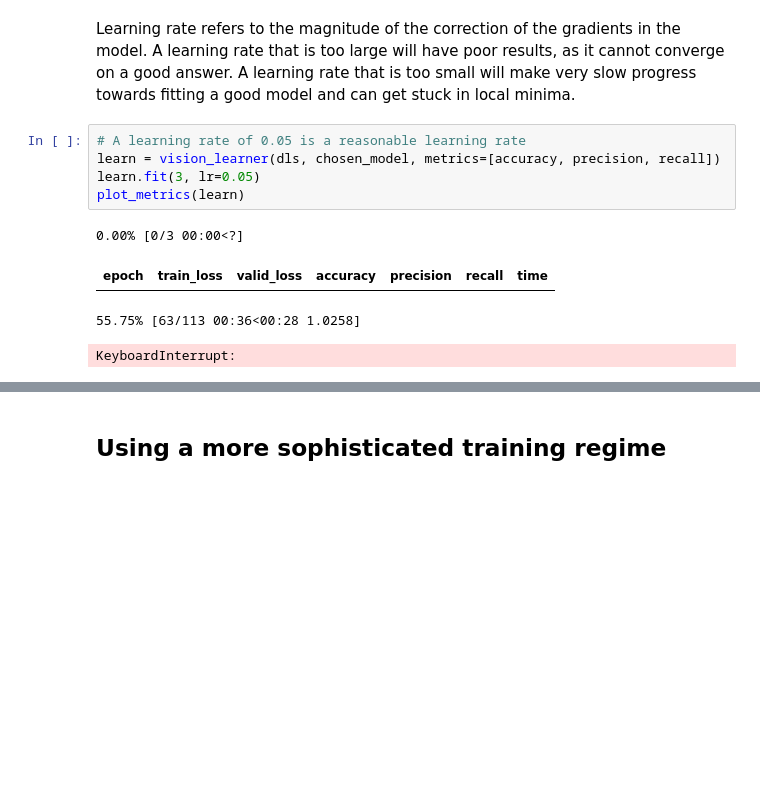
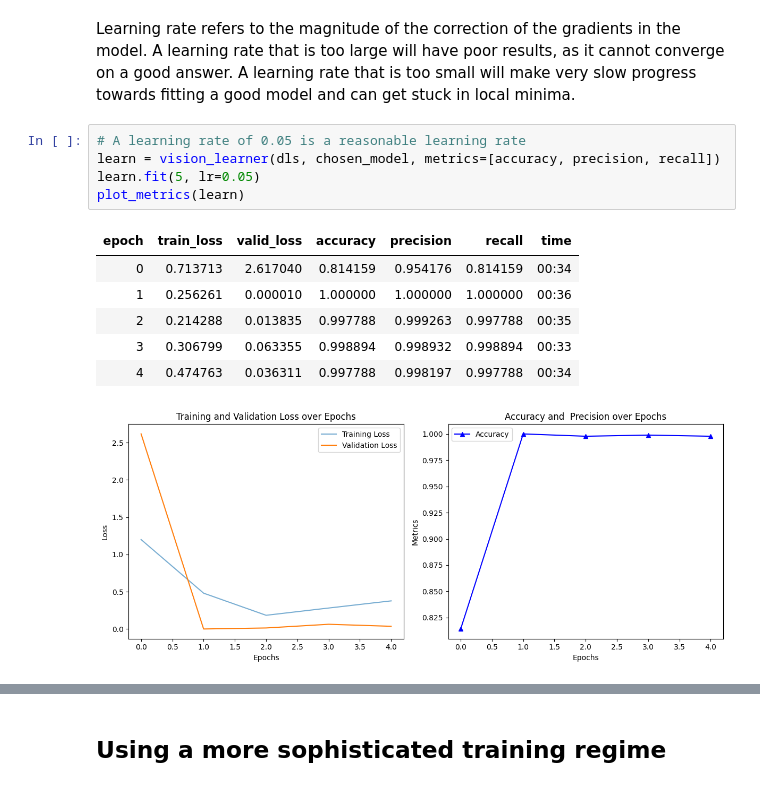
Before and after one commit to carlvh-wimmy/ahri_practicals, a Jupyter notebook: hiv_vision/1_vision_tutorial_clean.ipynb, the cells around one changed output, grey strips where cells are left out. Saved outputs shown, nothing was run; the diff lists cells and outputs as text; blank space fills up the shorter version.

```diff
--- a/hiv_vision/1_vision_tutorial_clean.ipynb
+++ b/hiv_vision/1_vision_tutorial_clean.ipynb
@@ -295,13 +295,16 @@ Learning rate refers to the magnitude of the correction of the gradients in the
 # %%
 # A learning rate of 0.05 is a reasonable learning rate
 learn = vision_learner(dls, chosen_model, metrics=[accuracy, precision, recall])
-learn.fit(3, lr=0.05)
+learn.fit(5, lr=0.05)
 plot_metrics(learn)
 # %% [output]
-0.00% [0/3 00:00<?]
 | epoch | train_loss | valid_loss | accuracy | precision | recall | time |
+| 0 | 0.713713 | 2.617040 | 0.814159 | 0.954176 | 0.814159 | 00:34 |
+| 1 | 0.256261 | 0.000010 | 1.000000 | 1.000000 | 1.000000 | 00:36 |
+| 2 | 0.214288 | 0.013835 | 0.997788 | 0.999263 | 0.997788 | 00:35 |
+| 3 | 0.306799 | 0.063355 | 0.998894 | 0.998932 | 0.998894 | 00:33 |
+| 4 | 0.474763 | 0.036311 | 0.997788 | 0.998197 | 0.997788 | 00:34 |
-55.75% [63/113 00:36<00:28 1.0258]
-KeyboardInterrupt:
+[figure, added]
 # %%
 # A learning rate of 1 is way too large and will result in a poor model
 learn = vision_learner(dls, chosen_model, metrics=[accuracy, precision, recall])
```
Also changed, not shown: parts of 19 cells of this notebook.
